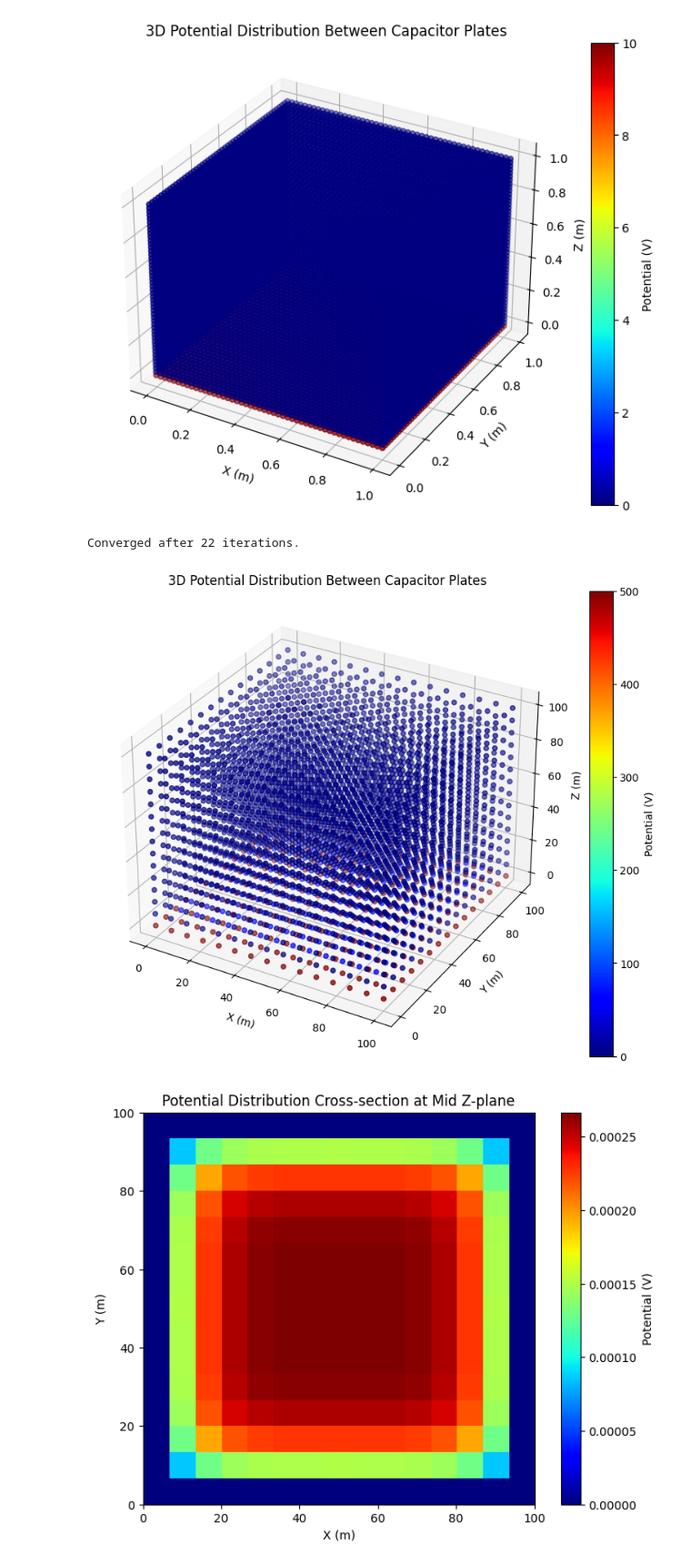
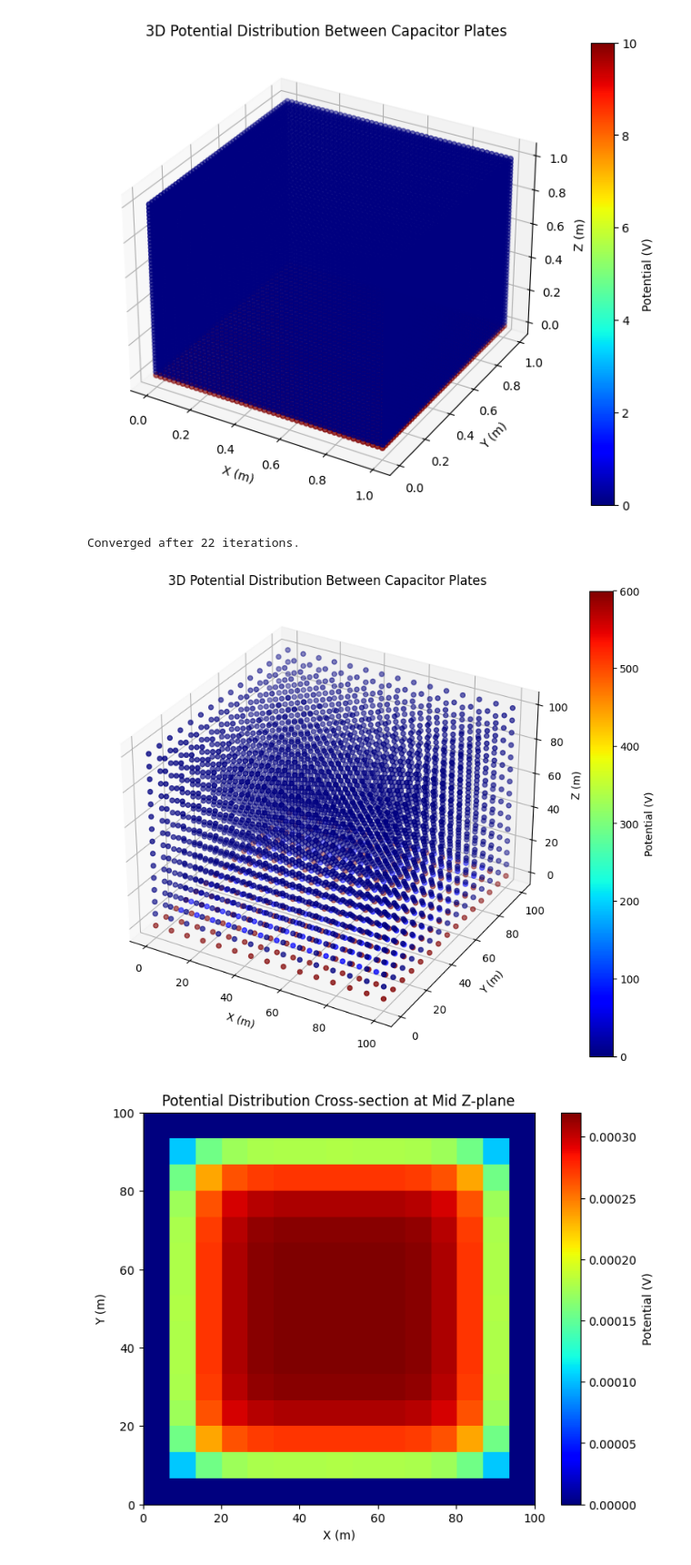
Before and after one commit to UKD1211/FDM_based_Node_Potential_Calculation_for_Capacitor_Plates, a Jupyter notebook: FDM_based_Node_Potential_Calculation_for_Capacitor_Plates.ipynb, the cells around one changed output. Shown at 91% size. Cells and saved outputs as stored; diff of their text form; code cells hidden in the pictures.

```diff
--- a/FDM_based_Node_Potential_Calculation_for_Capacitor_Plates.ipynb
+++ b/FDM_based_Node_Potential_Calculation_for_Capacitor_Plates.ipynb
@@ -2152,7 +2152,7 @@ lx, ly, lz = 100, 100, 100  # Dimensions of the capacitor domain in meters
 dx, dy, dz = lx / (nx - 1), ly / (ny - 1), lz / (nz - 1)  # Grid spacing
 
 # Potential values at the plates
-V1 = 500  # Voltage at one plate
+V1 = 600  # Voltage at one plate
 V2 = 0   # Voltage at the other plate
 
 # Convergence criteria
@@ -2190,35 +2190,35 @@ def solve_potential(V, tolerance, max_iterations):
 # Solve for the potential
 V = solve_potential(V, tolerance, max_iterations)
 
 # Visualization
 x = np.linspace(0, lx, nx)
 y = np.linspace(0, ly, ny)
 z = np.linspace(0, lz, nz)
 X, Y, Z = np.meshgrid(x, y, z, indexing="ij")
 
 # 3D Scatter plot
 fig = plt.figure(figsize=(10, 8))
 ax = fig.add_subplot(111, projection='3d')
 scatter = ax.scatter(X, Y, Z, c=V.flatten(), cmap='jet')
 fig.colorbar(scatter, ax=ax, label="Potential (V)")
 ax.set_title("3D Potential Distribution Between Capacitor Plates")
 ax.set_xlabel("X (m)")
 ax.set_ylabel("Y (m)")
 ax.set_zlabel("Z (m)")
 plt.show()
 
 # 2D Slice Visualization (Cross-section)
 plt.figure(figsize=(8, 6))
 plt.imshow(V[:, :, nz // 2], extent=[0, lx, 0, ly], origin='lower', cmap='jet')
 plt.colorbar(label="Potential (V)")
 plt.title("Potential Distribution Cross-section at Mid Z-plane")
 plt.xlabel("X (m)")
 plt.ylabel("Y (m)")
 plt.show()
 # %% [output]
 Converged after 22 iterations.
-[figure, old version]
+[figure, new version]
-[figure, old version]
+[figure, new version]
 # %%
 import numpy as np
 from matplotlib import pyplot
```
Also changed, not shown: parts of 1 cell of this notebook.
